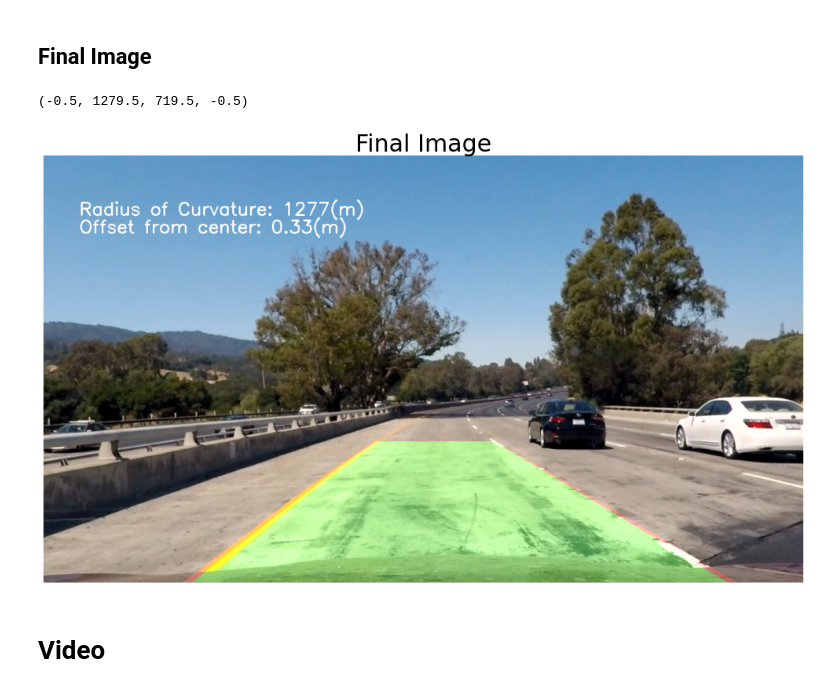
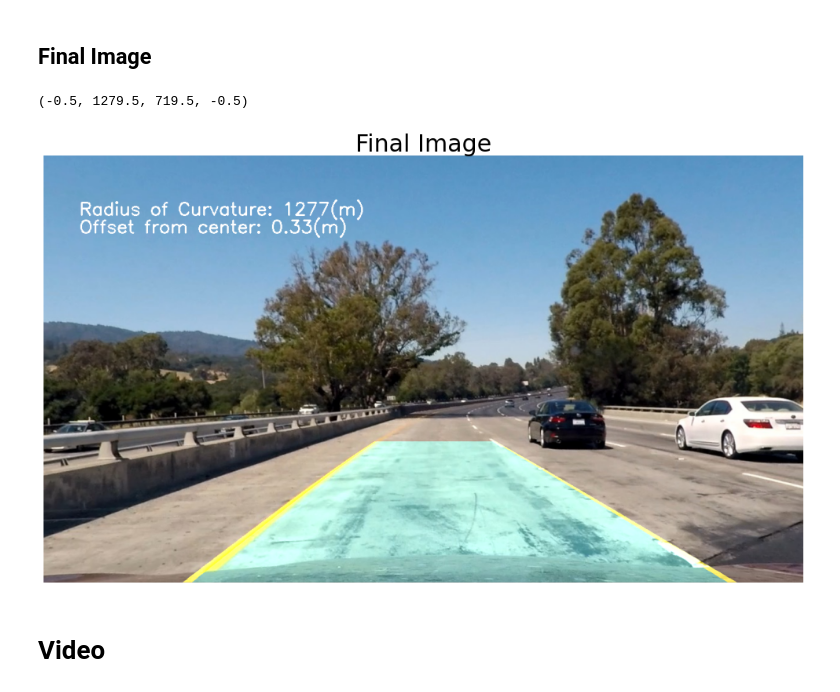
Before and after one commit to yasminelmargoushy/Lane_Detection_Project, a Jupyter notebook: Lane_Detection_Pipeline.ipynb, the cells around one changed output. Drawn from its saved outputs; the diff is of its cells as text; code cells hidden in the pictures.

```diff
--- a/Lane_Detection_Pipeline.ipynb
+++ b/Lane_Detection_Pipeline.ipynb
@@ -362,24 +404,6 @@ ax2.axis("off")
 # %% [markdown]
 ## Final Image
 # %%
-def curvature(fit):
-    """
-    calculate curvature from fit parameter
-    :param fit: [A, B, C]
-    :return: radius of curvature (in meters unit)
-    """
-    ym_per_pix = 18 / 720  # meters per pixel in y dimension
-    xm_per_pix = 3.7 / 700  # meters per pixel in x dimension
-    fitx = fit[0] * ploty ** 2 + fit[1] * ploty + fit[2]
-    y_eval = np.max(ploty)
-    # Fit new polynomials to x,y in world space
-    fit_cr = np.polyfit(ploty * ym_per_pix, fitx * xm_per_pix, 2)
-
-    curverad = ((1 + (2 * fit_cr[0] * y_eval * ym_per_pix + fit_cr[1]) ** 2) ** 1.5) / \
-                    np.absolute(2 * fit_cr[0])
-
-    return curverad
-
 def car_pos(left_fit, right_fit):
     """
     Calculate the position of car on left and right lane base (convert to real unit meter)
@@ -387,27 +411,44 @@ def car_pos(left_fit, right_fit):
     :param right_fit:
     :return: distance (meters) of car offset from the middle of left and right lane
     """
+    # Find lanes intersection with image bottom
     xleft_eval = left_fit[0] * np.max(ploty) ** 2 + left_fit[1] * np.max(ploty) + left_fit[2]
     xright_eval = right_fit[0] * np.max(ploty) ** 2 + right_fit[1] * np.max(ploty) + right_fit[2]
-    ym_per_pix = 18 / 720  # meters per pixel in y dimension
-    xm_per_pix = 3.7 / abs(xleft_eval - xright_eval)  # meters per pixel in x dimension
+
+    # Find mean value
     xmean = np.mean((xleft_eval, xright_eval))
-    offset = (img_shape[1]/2 - xmean) * xm_per_pix  # +: car in right; -: car in left side
+
+    # meters per pixel in y dimension
+    ym_per_pix = 18 / 720
+
+    # meters per pixel in x dimension
+    xm_per_pix = 3.7 / abs(xleft_eval - xright_eval)
+
+    # Find car offset from center (+: car in right; -: car in left side)
+    offset = (img_shape[1]/2 - xmean) * xm_per_pix
 
     y_eval = np.max(ploty)
+    # Find left Curvature
     left_fitx = left_fit[0] * ploty ** 2 + left_fit[1] * ploty + left_fit[2]
+    # Find left fit
     left_fit_cr = np.polyfit(ploty * ym_per_pix, left_fitx * xm_per_pix, 2)
+    # Calculate the left lane Curvature at the bottom of the image
     left_curverad = ((1 + (2 * left_fit_cr[0] * y_eval * ym_per_pix + left_fit_cr[1]) ** 2) ** 1.5) / \
                     np.absolute(2 * left_fit_cr[0])
 
+    # Find right Curvature
     right_fitx = right_fit[0] * ploty ** 2 + right_fit[1] * ploty + right_fit[2]
+    # Find right fit
     right_fit_cr = np.polyfit(ploty * ym_per_pix, right_fitx * xm_per_pix, 2)
+    # Calculate the right lane Curvature at the bottom of the image
     right_curverad = ((1 + (2 * right_fit_cr[0] * y_eval * ym_per_pix + right_fit_cr[1]) ** 2) ** 1.5) / \
                     np.absolute(2 * right_fit_cr[0])
 
+    #Find mean
     mean_curv = np.mean([left_curverad, right_curverad])
 
     return offset, mean_curv
+
 
 def draw_area(undist, left_fitx, lefty, right_fitx, righty):
     Minv = cv2.getPerspectiveTransform(dst, src)
@@ -417,7 +458,6 @@ def draw_area(undist, left_fitx, lefty, right_fitx, righty):
     color_warp = np.dstack((warp_zero, warp_zero, warp_zero))
 
     # Recast the x and y points into usable format for cv2.fillPoly()
-    # pts_left = np.array([np.transpose(np.vstack([left_fitx, lefty]))])
     pts_left = np.array([np.flipud(np.transpose(np.vstack([left_fitx, lefty])))])
 
     pts_right = np.array([np.transpose(np.vstack([right_fitx, righty]))])
@@ -426,50 +466,50 @@ def draw_area(undist, left_fitx, lefty, right_fitx, righty):
 
     # Draw lines
     cv2.polylines(color_warp, np.int_([pts]),
-                  isClosed=False, color=(200, 0, 0), thickness=30)
+                  isClosed=False, color=(255, 255, 0), thickness=30)
 
     # Draw the lane onto the warped blank image
-    cv2.fillPoly(color_warp, np.int_([pts]), (0, 255, 0))
+    cv2.fillPoly(color_warp, np.int_([pts]), (0, 150, 150))
 
     # Warp the blank back to original image space using inverse perspective matrix (Minv)
     newwarp = cv2.warpPerspective(color_warp, Minv, (img_shape[1], img_shape[0]))
 
     # Combine the result with the original image
-    return cv2.addWeighted(undist, 1, newwarp, 0.3, 0)
+    return cv2.addWeighted(undist, 1, newwarp, 0.5, 0)
 
 left.y = np.array(lefty).astype(np.float32)
 left.x = np.array(leftx).astype(np.float32)
 right.y = np.array(righty).astype(np.float32)
 right.x = np.array(rightx).astype(np.float32)
 
 left_fit, left_fitx, left_fity = left.get_fit()
 right_fit, right_fitx, right_fity = right.get_fit()
 
 offset, mean_curv = car_pos(left_fit, right_fit)
 
 result = draw_area(undist_img, left_fitx, left_fity, right_fitx, right_fity)
 font = cv2.FONT_HERSHEY_SIMPLEX
 text1 = 'Radius of Curvature: %d(m)'
 text2 = 'Offset from center: %.2f(m)'
 text3 = 'Radius of Curvature: Inf (m)'
 
 if mean_curv < 3000:
     cv2.putText(result, text1 % (int(mean_curv)),
                               (60, 100), font, 1.0, (255, 255, 255), thickness=2)
 else:
     cv2.putText(result, text3,
                 (60, 100), font, 1.0, (255, 255, 255), thickness=2)
 cv2.putText(result, text2 % (-offset),
                           (60, 130), font, 1.0, (255, 255, 255), thickness=2)
 
 # Visualize Final Image
 f, (ax1) = plt.subplots(1, 1, figsize=(20,10))
 ax1.imshow(result)
 ax1.set_title('Final Image', fontsize=30)
 ax1.axis("off")
 # %% [output]
 (-0.5, 1279.5, 719.5, -0.5)
-[figure, old version]
+[figure, new version]
 # %% [markdown]
 # Video
 # %%
```
Also changed, not shown: parts of 2 cells of this notebook, 6 other files.
